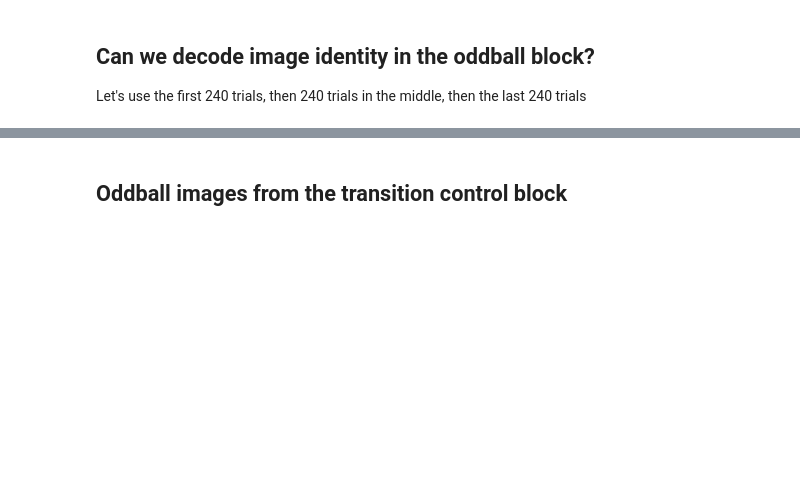
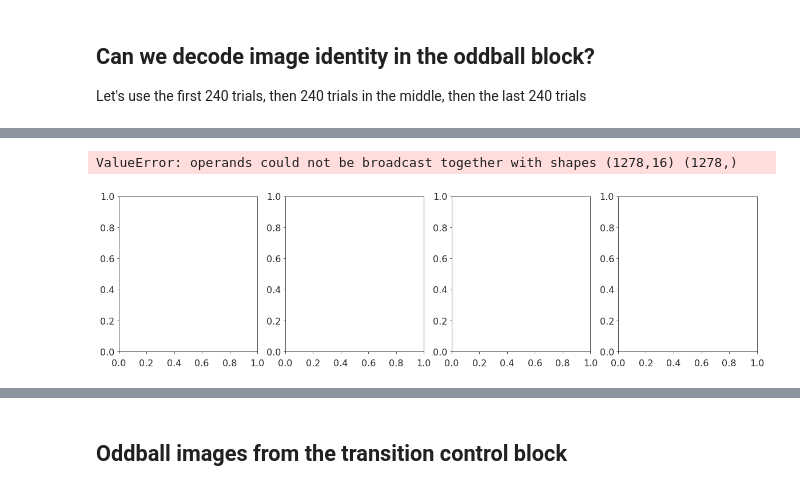
Before and after one commit to AllenInstitute/openscope_predictive_coding, a Jupyter notebook: openscope_predictive_coding/notebooks/decoding_tutorial.ipynb, the cells around one changed output, grey strips where cells are left out. Drawn from its saved outputs; the diff is of its cells as text; code cells hidden in the pictures; blank space fills up the shorter version.

```diff
--- a/openscope_predictive_coding/notebooks/decoding_tutorial.ipynb
+++ b/openscope_predictive_coding/notebooks/decoding_tutorial.ipynb
@@ -854,0 +2434,6 @@ for area in areanames:
+# %%
+arealabels = ['V1','PM','RSP']
+nEpochs = 3
+for i in range(nEpochs):
+    slindy = slice(i*3000+120,i*3000+240)
+    print(slindy)
@@ -854,0 +2517,6 @@ for area in areanames:
+# %%
+
+nEpochs = 16
+for i in range(nEpochs):
+    slindy = slice(i*420,i*420+120)
+    print(slindy)
@@ -854,0 +2540,57 @@ for area in areanames:
+# %%
+method='kfold'
+reduce_dim=False
+if reduce_dim:
+    classifier = 'LDA'
+    SaveDir = '/home/dwyrick/projects/predictive_coding/results/decoding/PCA'
+    PlotDir = os.path.join(SaveDir,'plots')
+else:
+    classifier = 'nearest_neighbor'
+    SaveDir = '/home/dwyrick/projects/predictive_coding/results/decoding/pseudopopulation'
+    PlotDir = os.path.join(SaveDir,'plots')
+
+method='kfold'
+classifier = 'SVM'
+
+nEpochs = 16
+block_str = 'oddball'
+for area in areanames:
+    cell_ids = pseudopop_responses[block_str][area].coords['cell_specimen_id'].values
+
+    #Loop over depth as well
+    for depthstr in ['superficial','deep']:
+        locstr = '{}_{}'.format(area,depthstr)
+        cell_ids_perdepth = cell_metadata_df[cell_metadata_df['location'] == locstr].index.values
+        cell_ids_perdepth = np.intersect1d(cell_ids_perdepth,cell_ids)
+
+        fig, axes = plt.subplots(1,4,figsize=(20,5))
+
+        X_list = []; Y_list = []; Y_sort_list = []
+        PSTH_list = [[] for ii in range(4)]
+        #Get trials where MS images are presented in the sequence context
+        for i in range(nEpochs):
+            slindy = slice(i*420,i*420+120)
+#             slindy = slice(i*1000,i*1000+120)
+#             slindy = slice(i*3000+120,i*3000+240)
+            X, Y, _ = dc.match_trials(pseudopop_responses['oddball'][area].loc[:,cell_ids_perdepth], stimulus_df, block='oddball', trial_type='ABCD',trial_indy=slindy)
+            for ii, iID in enumerate(mainseq_ids):
+                indy = np.where(Y == iID)
+                PSTH_list[ii].append(np.mean(X[indy],axis=0))
+            Y_sort = [f'{int(y)}_{i}' for y in Y]; Y_sort_list.append(Y_sort)
+            X_list.append(X); Y_list.append(Y)
+        X = np.concatenate(X_list); Y = np.concatenate(Y_list); Y_sort = np.concatenate(Y_sort_list)
+
+
+        for ii, iID in enumerate(mainseq_ids):
+            PSTH = np.stack(PSTH_list[ii],axis=1)
+
+            divisor = np.max(PSTH,axis=1) - np.min(PSTH,axis=1)
+            PSTH_norm = 2*np.divide(PSTH - np.min(PSTH,axis=1),divisor,out=np.zeros(PSTH.shape,dtype=np.float32),where = divisor!=0) - 1
+            ax = axes[ii]
+            sns.heatmap(PSTH_norm,ax=ax,vmin=-1,vmax=1,cbar=False)
+
+        plt.show()
+        pdb.set_trace()
+# %% [output]
+ValueError: operands could not be broadcast together with shapes (1278,16) (1278,)
+[figure, added]
```
Also changed, not shown: parts of 131 cells of this notebook, 7 other files.
